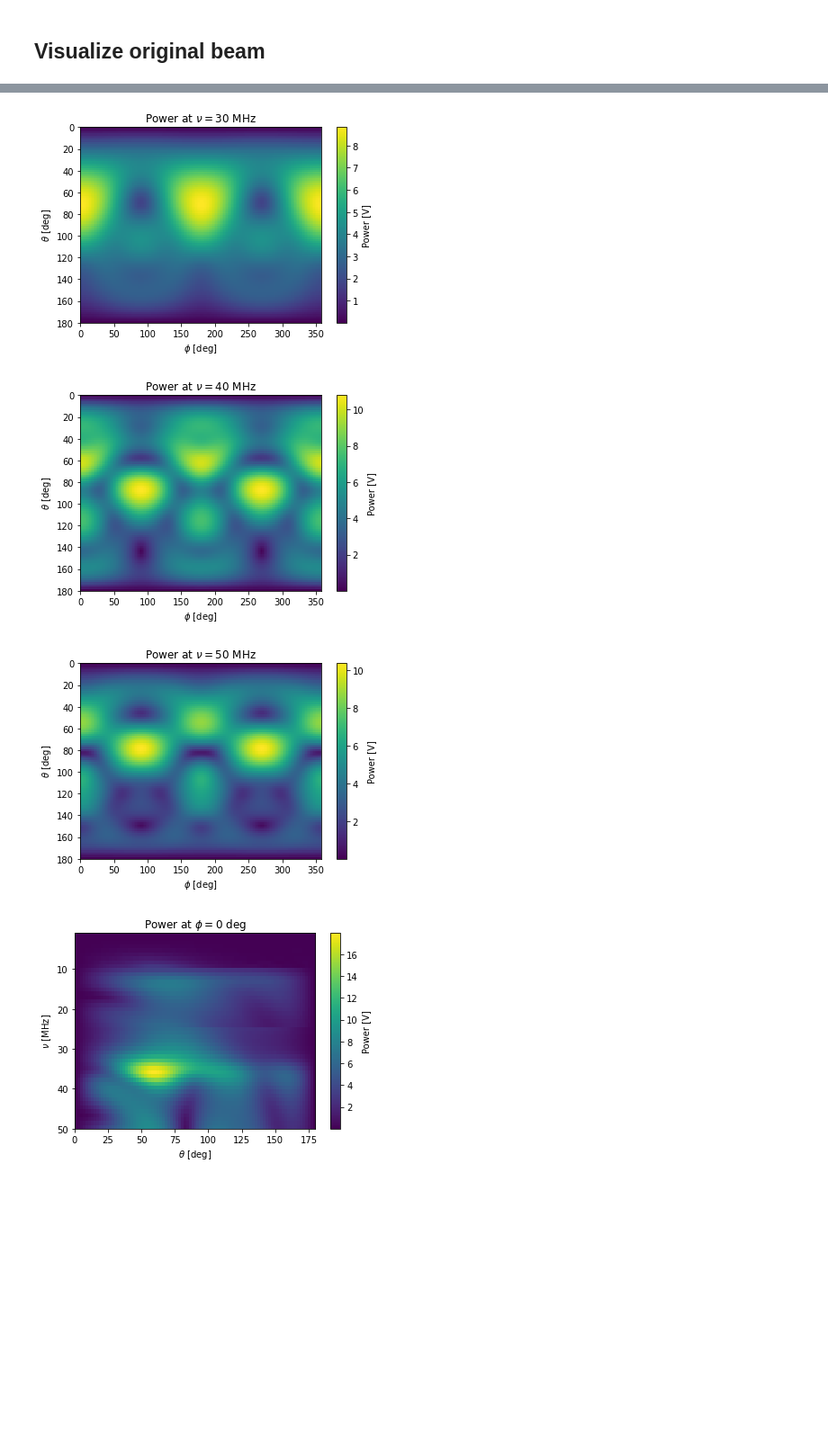
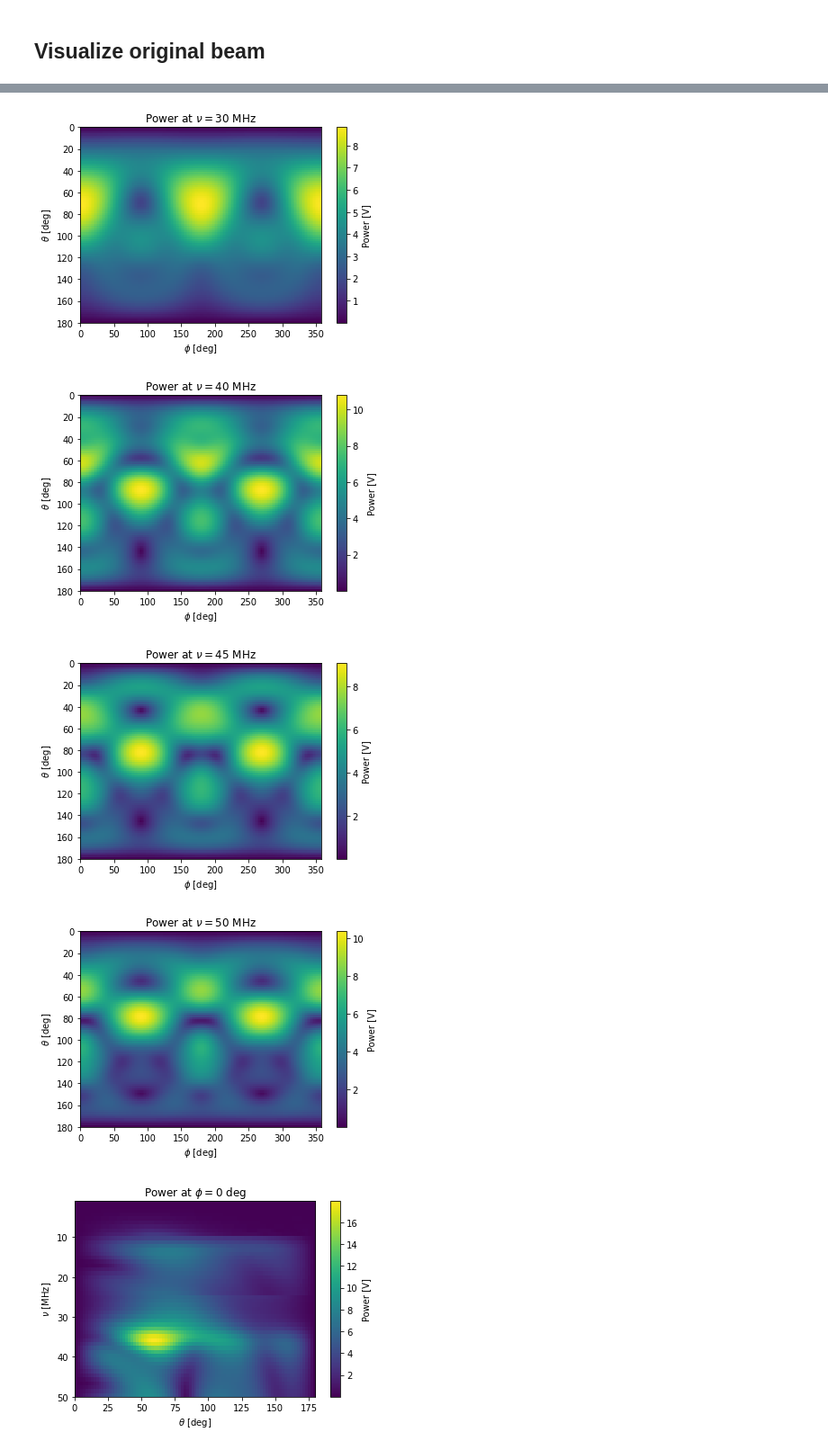
Before and after one commit to christianhbye/lusee_sky_simulations, a Jupyter notebook: notebooks/visualize_beams.ipynb, the cells around one changed output, grey strips where cells are left out. Shown at 90% size. Saved outputs shown, nothing was run; the diff lists cells and outputs as text; code cells hidden in the pictures; blank space fills up the shorter version.

```diff
--- a/notebooks/visualize_beams.ipynb
+++ b/notebooks/visualize_beams.ipynb
@@ -12,15 +13,16 @@ fname = "RadiatedElectricField_AntennaLength6m_AntennaAngle30deg_LanderHeight2m_
 # %%
 beam = luseebeam(path + fname)
 # %%
-for f in [0, 10, 20, 30, 40, 50]:
+for f in [0, 10, 20, 30, 40, 45, 50]:
     beam.plot_power(f)
 # %% [output]
 [figure]
 [figure]
 [figure]
 [figure]
 [figure]
-[figure, old version]
+[figure, new version]
+[figure, added]
 # %%
 for phi in [0, 90]:
     beam.plot_beamcuts(phi)
```
Also changed, not shown: parts of 6 cells of this notebook.
